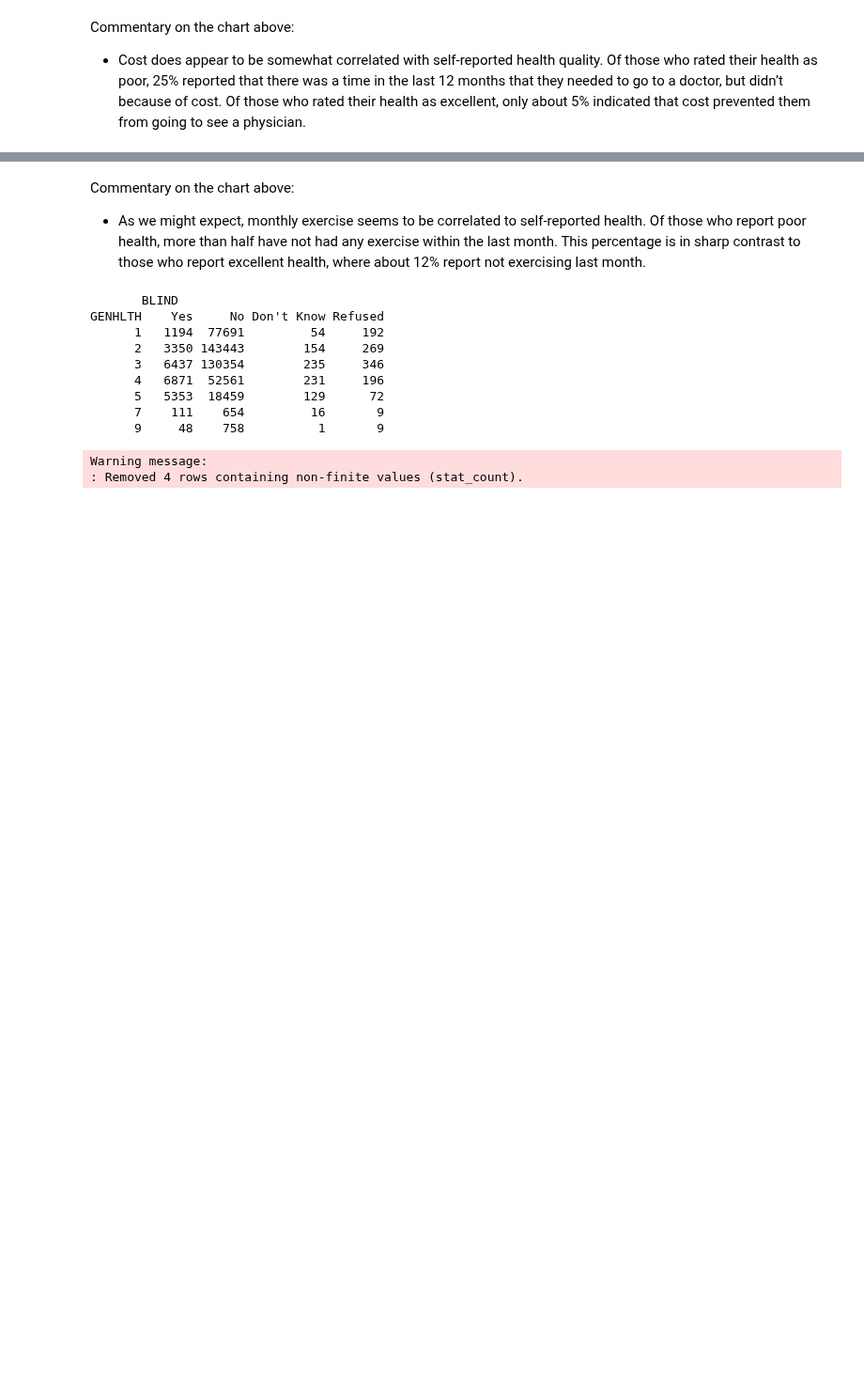
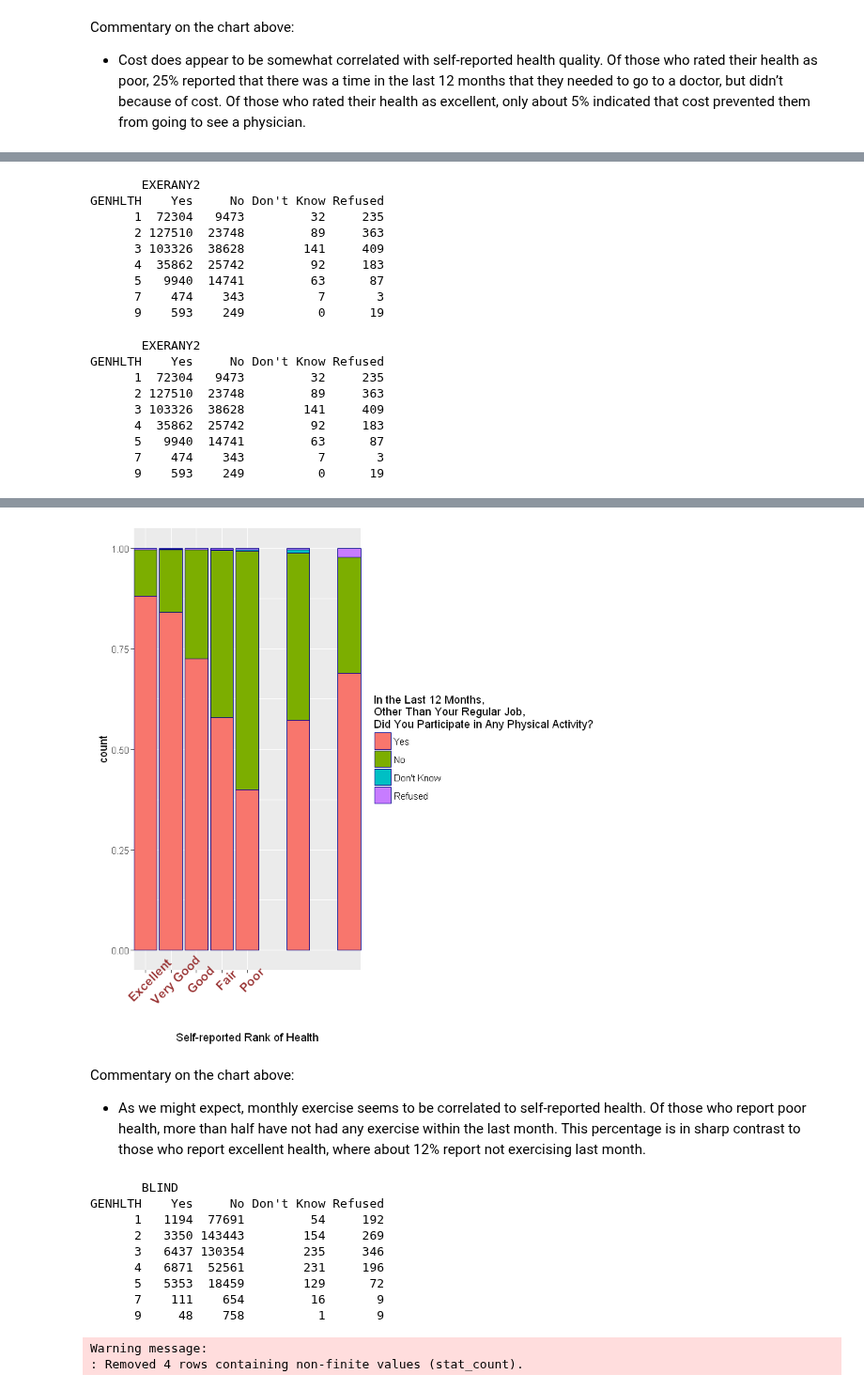
Before and after one commit to RahnL/DataScience-SMU, a Jupyter notebook: DataMining/DataMining-Lab1.ipynb, the cells around one changed output, grey strips where cells are left out. Shown at 94% size. Cells and saved outputs as stored; diff of their text form; code cells hidden in the pictures; blank space fills up the shorter version.

```diff
--- a/DataMining/DataMining-Lab1.ipynb
+++ b/DataMining/DataMining-Lab1.ipynb
@@ -471,0 +462,25 @@ Warning message:
+# %%
+with(VOI,table(GENHLTH,EXERANY2))
+with(VOI,table(GENHLTH,EXERANY2))
+ggplot(VOI,aes(x = GENHLTH, fill=EXERANY2,)) + geom_bar(position="fill", col="darkblue") + scale_x_discrete(name = "Self-reported Rank of Health", limits=c("1","2","3","4","5"),
+            labels=c("Excellent","Very Good", "Good","Fair","Poor")) + theme(axis.text.x = element_text(face="bold", color="#993333",
+            size=12, angle=45)) + scale_fill_discrete(name="In the Last 12 Months,\nOther Than Your Regular Job,\nDid You Participate in Any Physical Activity?")
+# %% [output]
+       EXERANY2
+GENHLTH    Yes     No Don't Know Refused
+      1  72304   9473         32     235
+      2 127510  23748         89     363
+      3 103326  38628        141     409
+      4  35862  25742         92     183
+      5   9940  14741         63      87
+      7    474    343          7       3
+      9    593    249          0      19
+       EXERANY2
+GENHLTH    Yes     No Don't Know Refused
+      1  72304   9473         32     235
+      2 127510  23748         89     363
+      3 103326  38628        141     409
+      4  35862  25742         92     183
+      5   9940  14741         63      87
+      7    474    343          7       3
+      9    593    249          0      19
@@ -472,3 +489,4 @@ Warning message:
+[figure, added]
 # %% [markdown]
 Commentary on the chart above:
 - As we might expect, monthly exercise seems to be correlated to self-reported health. Of those who report poor health, more than half have not had any exercise within the last month. This percentage is in sharp contrast to those who report excellent health, where about 12% report not exercising last month.
```
Also changed, not shown: parts of 10 cells of this notebook.
